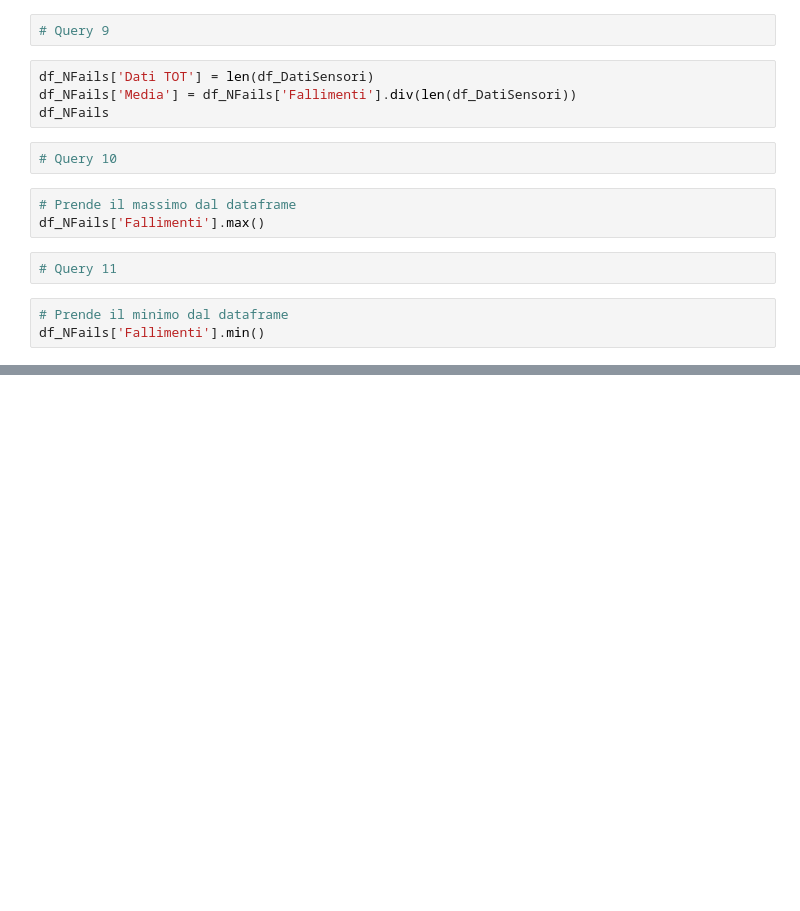
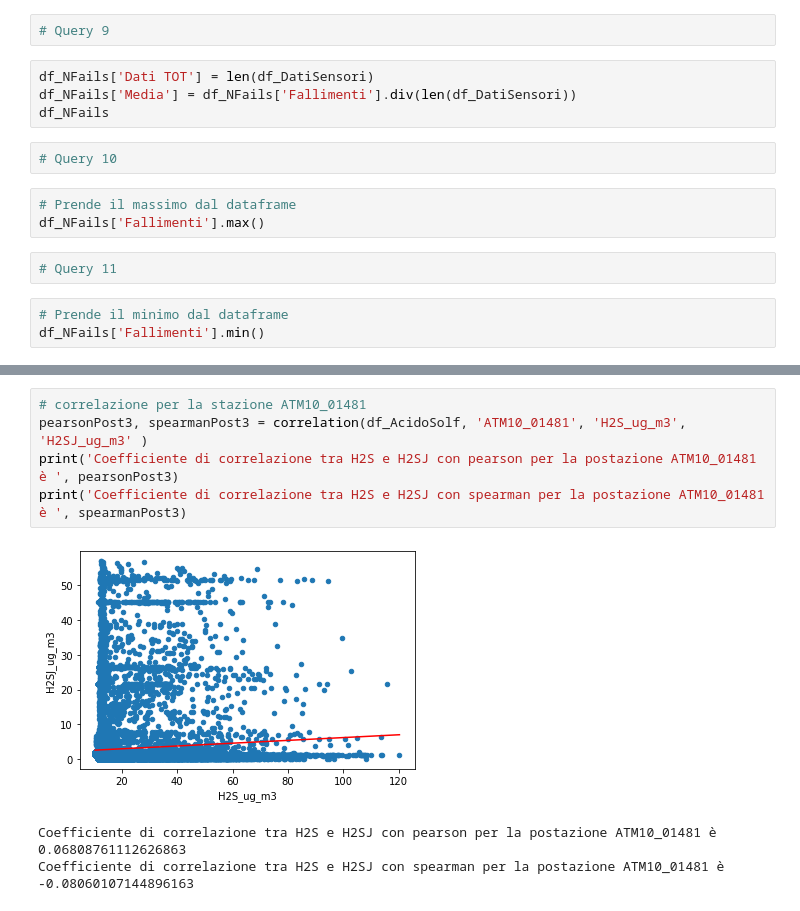
Before and after one commit to CH4nt014/Big-Data-project, a Jupyter notebook: ElaborazioneDati.ipynb, the cells around one changed output, grey strips where cells are left out. Drawn from its saved outputs; the diff is of its cells as text; blank space fills up the shorter version.

```diff
--- a/ElaborazioneDati.ipynb
+++ b/ElaborazioneDati.ipynb
@@ -295,0 +471,9 @@ df_NFails['Fallimenti'].min()
+# %%
+# correlazione per la stazione ATM10_01481
+pearsonPost3, spearmanPost3 = correlation(df_AcidoSolf, 'ATM10_01481', 'H2S_ug_m3', 'H2SJ_ug_m3' )
+print('Coefficiente di correlazione tra H2S e H2SJ con pearson per la postazione ATM10_01481 è ', pearsonPost3)
+print('Coefficiente di correlazione tra H2S e H2SJ con spearman per la postazione ATM10_01481 è ', spearmanPost3)
+# %% [output]
+[figure, added]
+Coefficiente di correlazione tra H2S e H2SJ con pearson per la postazione ATM10_01481 è  0.06808761112626863
+Coefficiente di correlazione tra H2S e H2SJ con spearman per la postazione ATM10_01481 è  -0.08060107144896163
```
Also changed, not shown: parts of 80 cells of this notebook.
